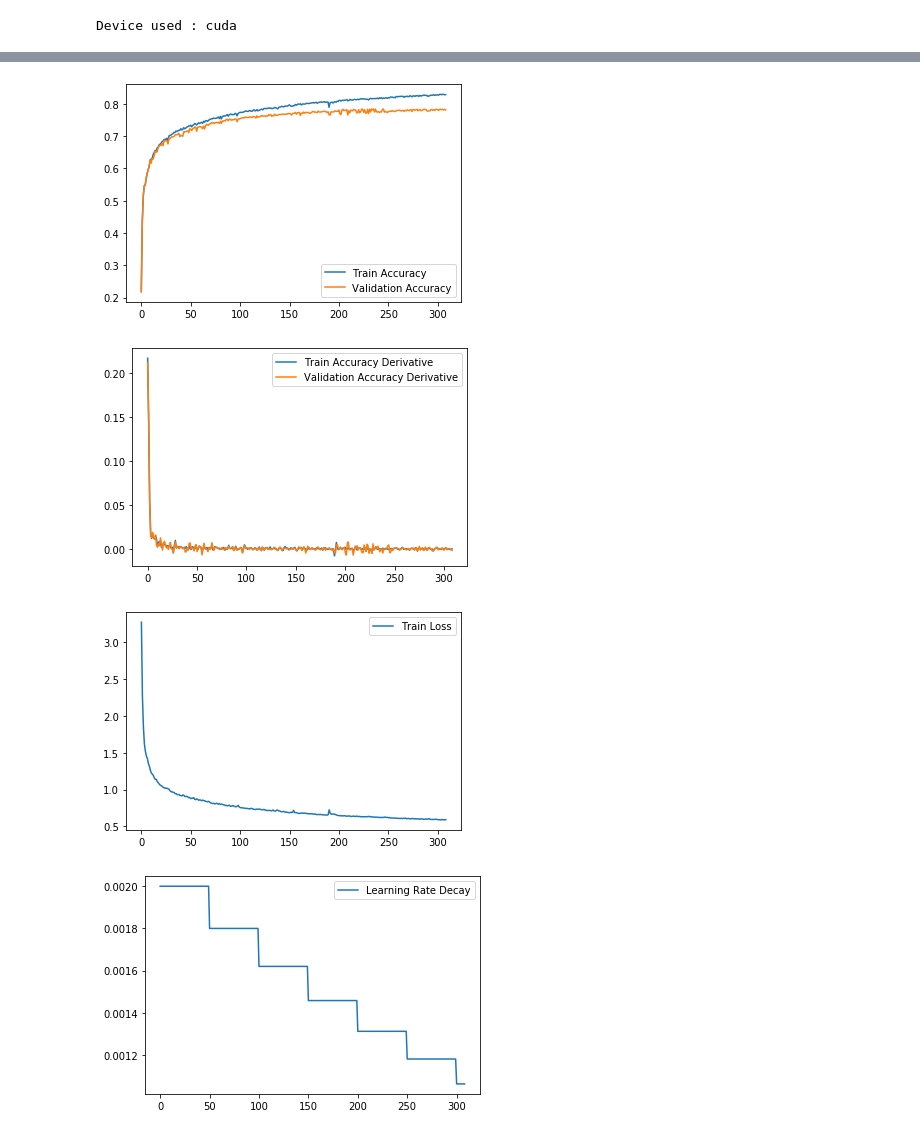
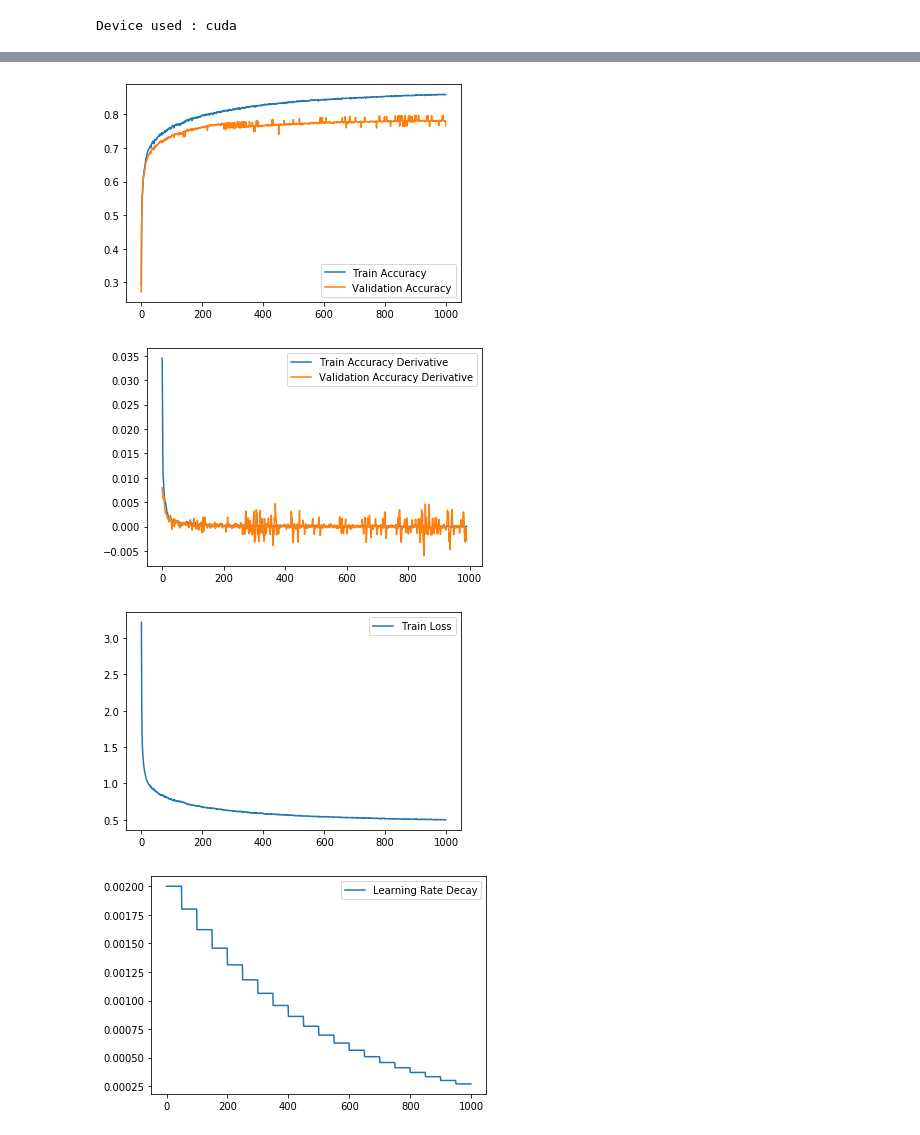
Before and after one commit to rmozart/North-Sea-Electrofacies-Clustering, a Jupyter notebook: Scripts/tabnet_experiments_reduced.ipynb, the cells around one changed output, grey strips where cells are left out. Saved outputs shown, nothing was run; the diff lists cells and outputs as text; code cells hidden in the pictures.

```diff
--- a/Scripts/tabnet_experiments_reduced.ipynb
+++ b/Scripts/tabnet_experiments_reduced.ipynb
@@ -81,7 +81,7 @@ clf.fit(
     eval_set=[(x_train, y_train), (x_val, y_val)],
     eval_name=['train', 'valid'],
     eval_metric=['balanced_accuracy'],
-    max_epochs=max_epochs , patience=75,
+    max_epochs=max_epochs , patience=150,
     num_workers=25,
     drop_last=False,
     batch_size=8192,
@@ -112,23 +112,24 @@ plt.plot(clf.history['valid_balanced_accuracy'], label='Validation Accuracy')
 plt.legend()
 plt.show()
 # %% [output]
-[figure, old version]
+[figure, new version]
 # %%
-plt.plot(np.gradient((clf.history['train_balanced_accuracy'])), label='Train Accuracy Derivative')
-plt.plot(np.gradient(clf.history['valid_balanced_accuracy']), label='Validation Accuracy Derivative')
+plt.plot(np.gradient(pd.Series(clf.history['train_balanced_accuracy']).rolling(window=10).mean().iloc[10-1:].values), label='Train Accuracy Derivative')
+plt.plot(np.gradient(pd.Series(clf.history['valid_balanced_accuracy']).rolling(window=5).mean().iloc[10-1:].values), label='Validation Accuracy Derivative')
 plt.legend()
 plt.show()
+# pd.Series(x).rolling(window=N).mean().iloc[N-1:].values
 # %% [output]
-[figure, old version]
+[figure, new version]
 # %%
 plt.plot(clf.history['loss'], label='Train Loss')
 plt.legend()
 plt.show()
 # %% [output]
-[figure, old version]
+[figure, new version]
 # %%
 plt.plot(clf.history['lr'], label='Learning Rate Decay')
 plt.legend()
 plt.show()
 # %% [output]
-[figure, old version]
+[figure, new version]
```
Also changed, not shown: parts of 4 cells of this notebook.
